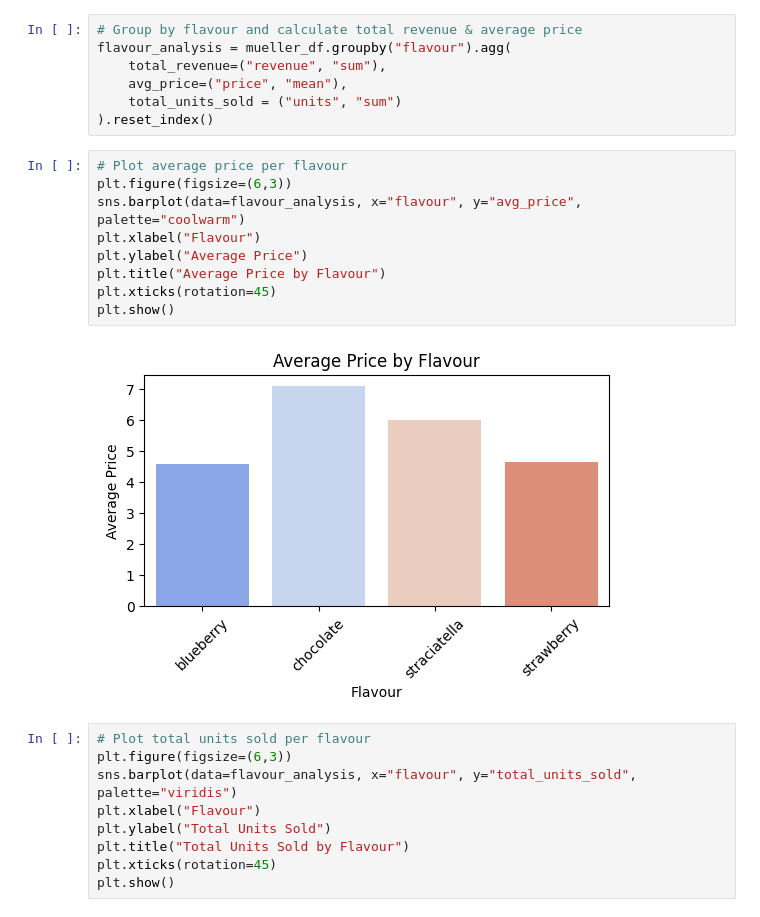
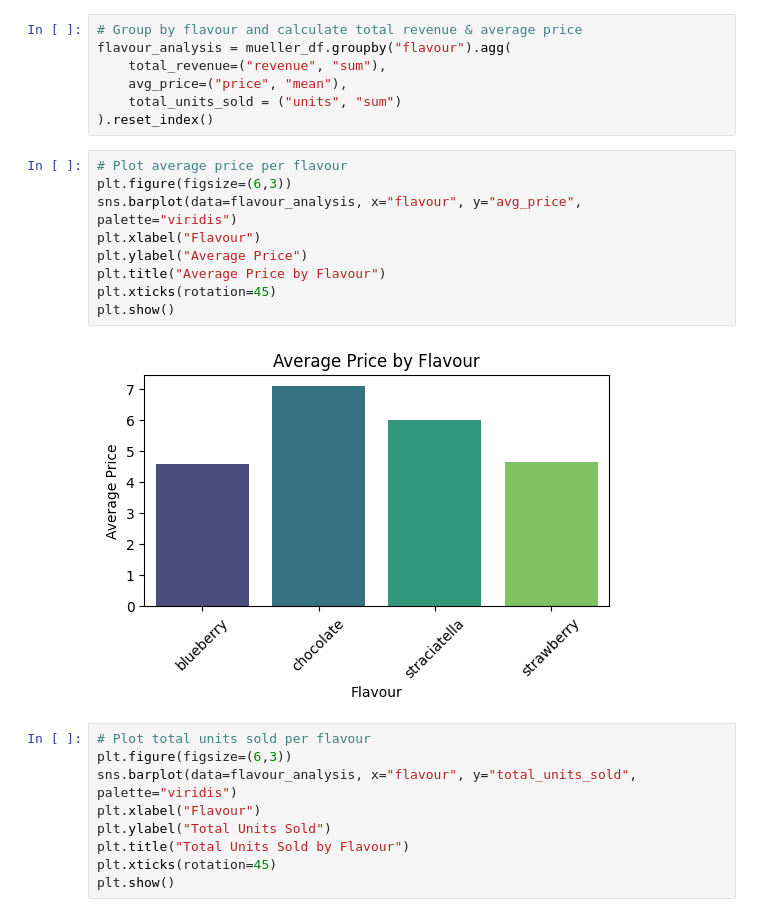
Before and after one commit to RasimBa/Mueller-Price-Optimisation, a Jupyter notebook: jupyter_files/Mueller Price Optimisation.ipynb, the cells around one changed output. Cells and saved outputs as stored; diff of their text form.

```diff
--- a/jupyter_files/Mueller Price Optimisation.ipynb
+++ b/jupyter_files/Mueller Price Optimisation.ipynb
@@ -278,14 +278,14 @@ flavour_analysis = mueller_df.groupby("flavour").agg(
 # %%
 # Plot average price per flavour
 plt.figure(figsize=(6,3))
-sns.barplot(data=flavour_analysis, x="flavour", y="avg_price", palette="coolwarm")
+sns.barplot(data=flavour_analysis, x="flavour", y="avg_price", palette="viridis")
 plt.xlabel("Flavour")
 plt.ylabel("Average Price")
 plt.title("Average Price by Flavour")
 plt.xticks(rotation=45)
 plt.show()
 # %% [output]
-[figure, old version]
+[figure, new version]
 # %%
 # Plot total units sold per flavour
 plt.figure(figsize=(6,3))
```
Also changed, not shown: parts of 11 cells of this notebook.
